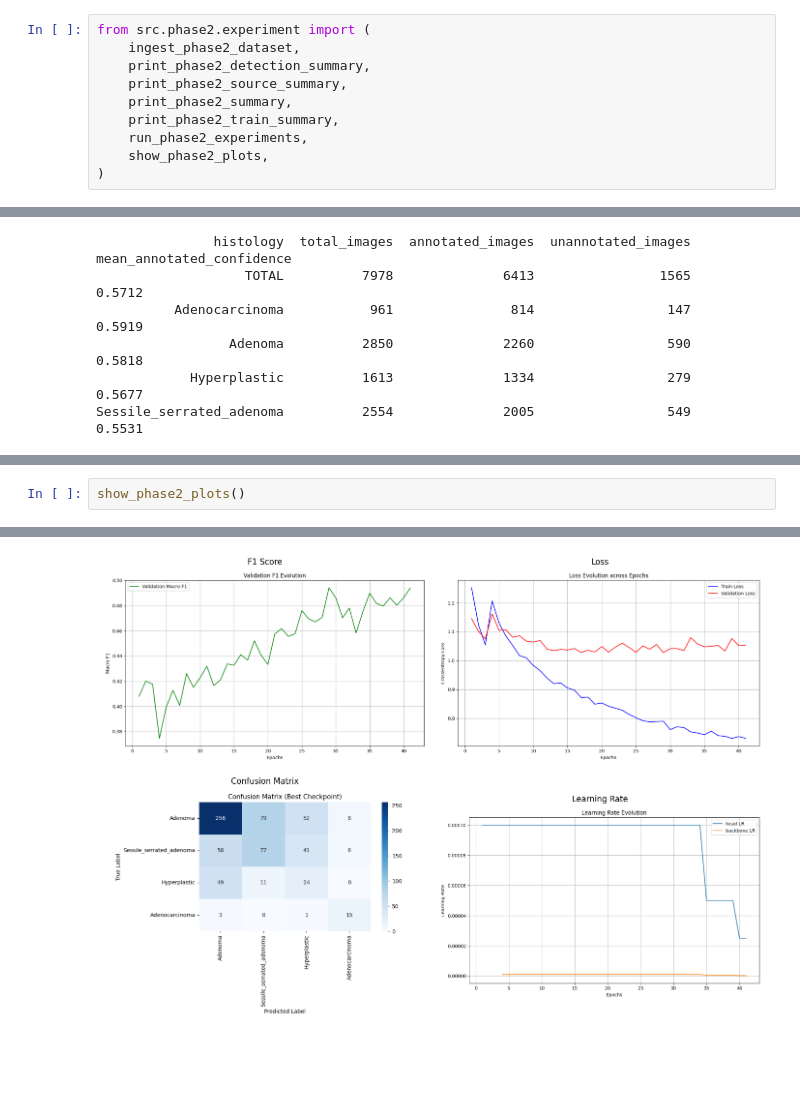
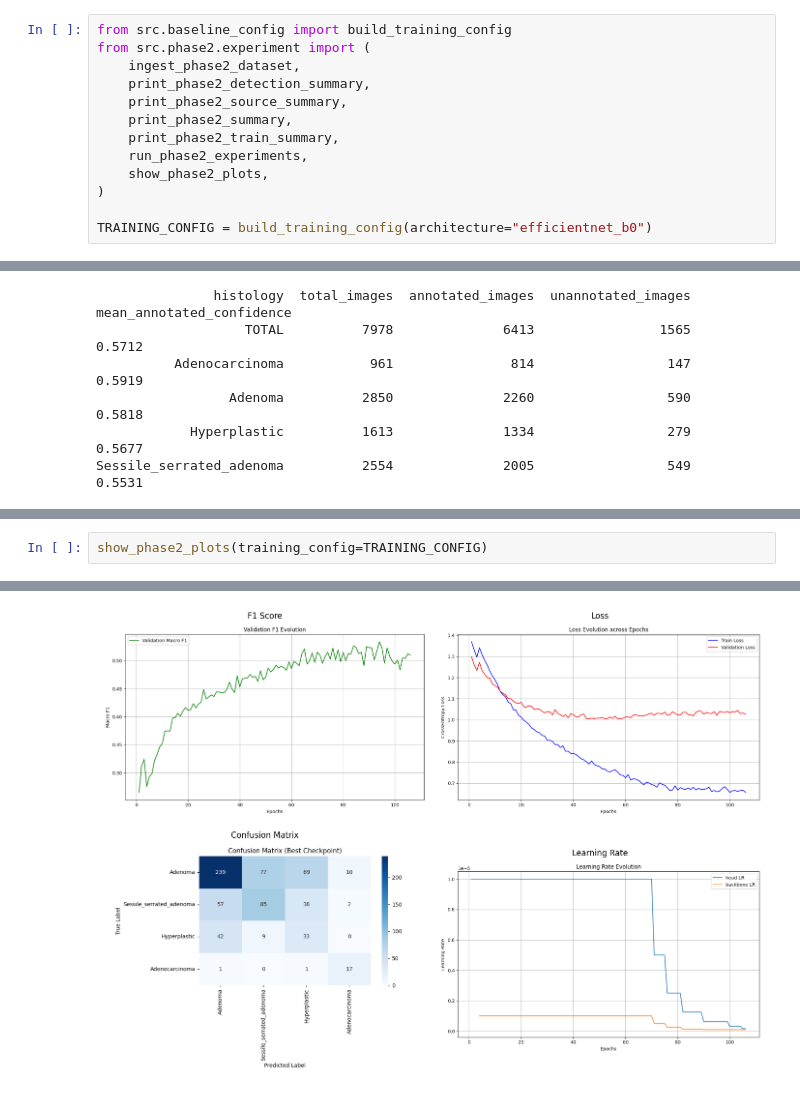
Before and after one commit to luismz14/TFG-DataCentric-AI, a Jupyter notebook: phase2.ipynb, the cells around one changed output, grey strips where cells are left out. Drawn from its saved outputs; the diff is of its cells as text; blank space fills up the shorter version.

```diff
--- a/phase2.ipynb
+++ b/phase2.ipynb
@@ -1,4 +1,5 @@
 # %%
+from src.baseline_config import build_training_config
 from src.phase2.experiment import (
     ingest_phase2_dataset,
     print_phase2_detection_summary,
@@ -8,6 +9,8 @@ from src.phase2.experiment import (
     run_phase2_experiments,
     show_phase2_plots,
 )
+
+TRAINING_CONFIG = build_training_config(architecture="efficientnet_b0")
 # %%
 print_phase2_source_summary()
 # %% [output]
@@ -75,3 +69,3 @@ Artifacts successfully written to 'C:\Users\luis\Documents\TFG - Data-Centric AI
 # %%
-show_phase2_plots()
+show_phase2_plots(training_config=TRAINING_CONFIG)
 # %% [output]
@@ -80 +74 @@ show_phase2_plots()
-[figure, old version]
+[figure, new version]
```
Also changed, not shown: parts of 3 cells of this notebook, 57 other files.
